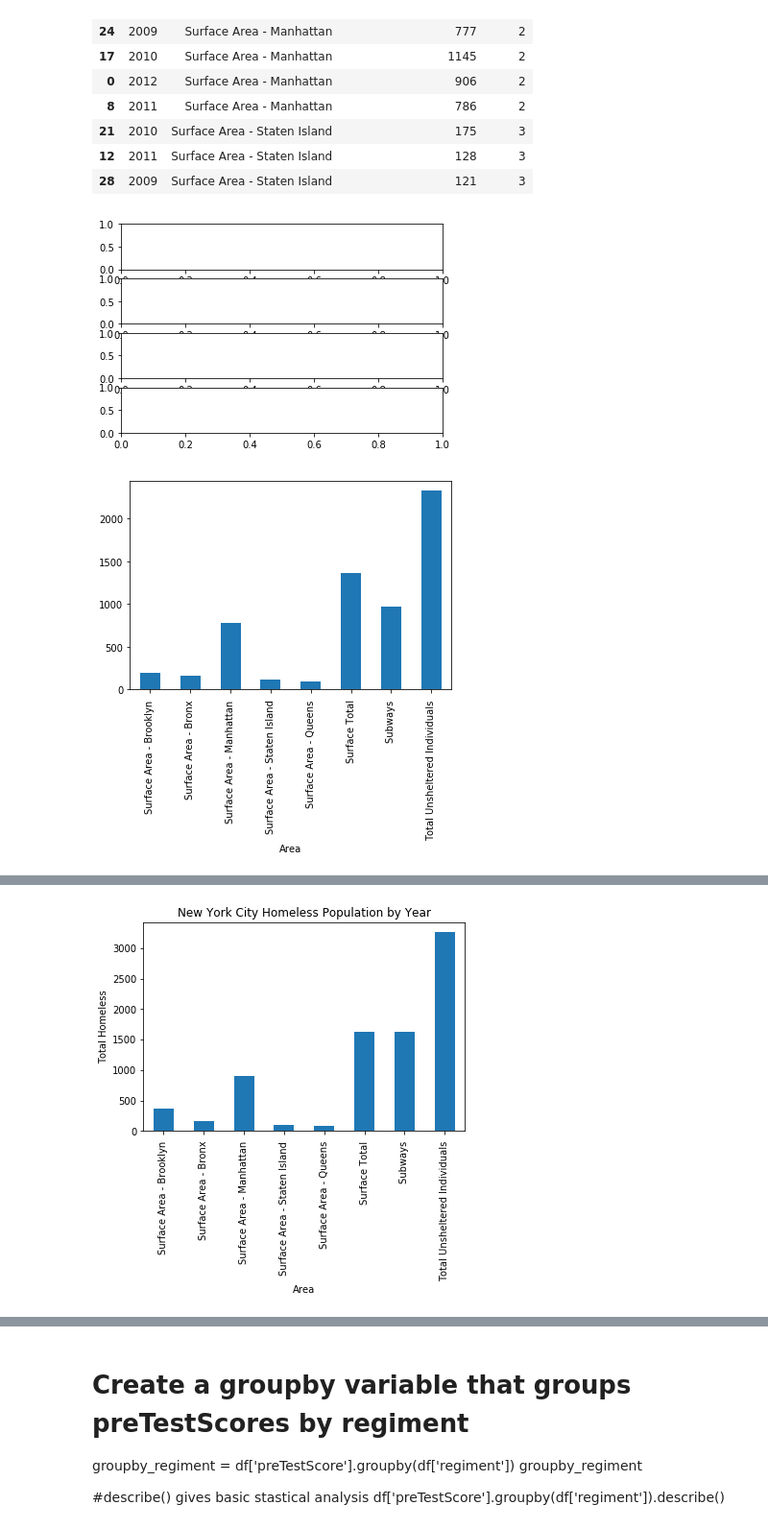
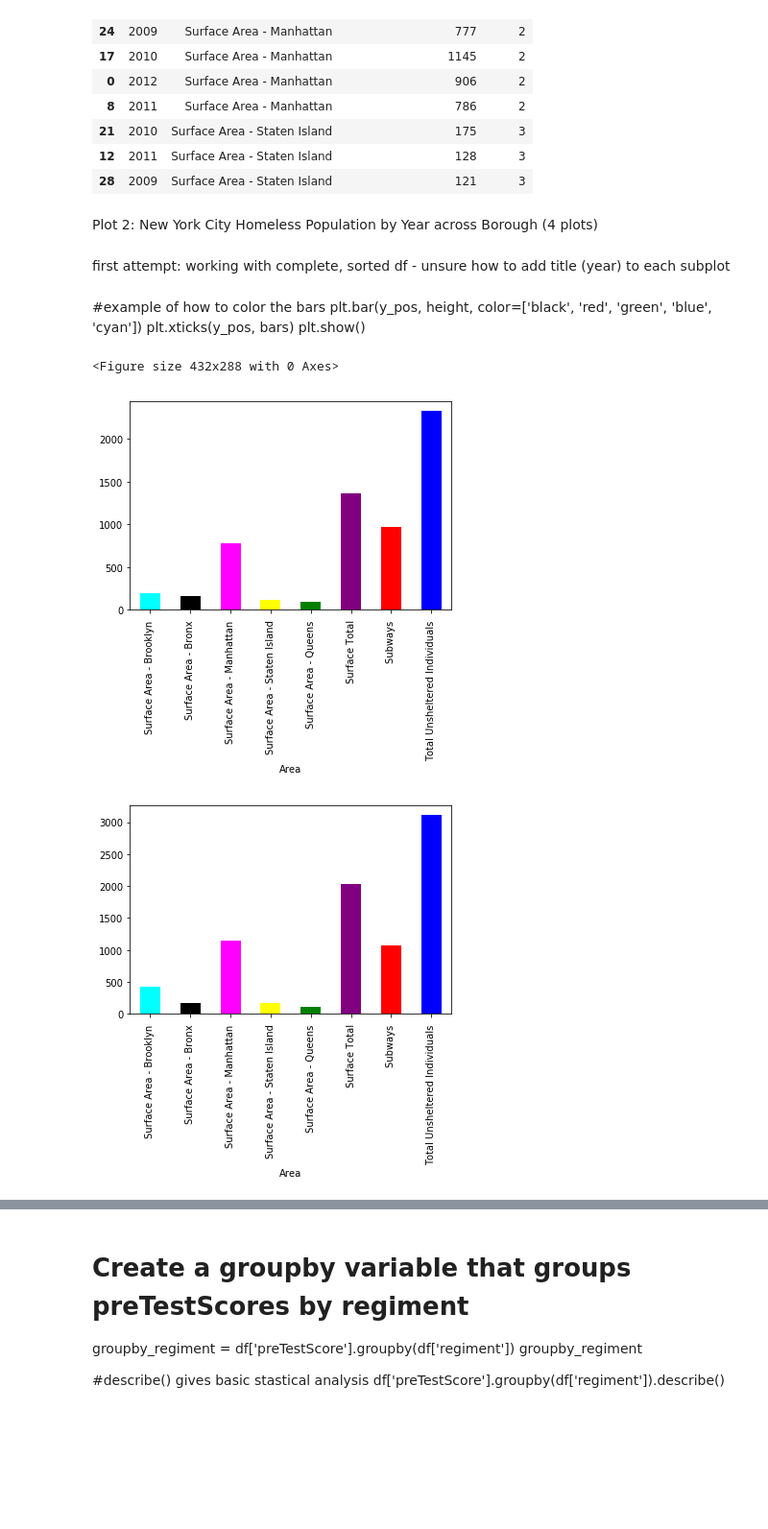
Before and after one commit to kathieking/Thinkful, a Jupyter notebook: plot2_workinprogress.ipynb, the cells around one changed output, grey strips where cells are left out. Shown at 96% size. Cells and saved outputs as stored; diff of their text form; code cells hidden in the pictures; blank space fills up the shorter version.

```diff
--- a/plot2_workinprogress.ipynb
+++ b/plot2_workinprogress.ipynb
@@ -89,16 +70,24 @@ df.head(15)
 | 21 | 2010 | Surface Area - Staten Island | 175 | 3 |
 | 12 | 2011 | Surface Area - Staten Island | 128 | 3 |
 | 28 | 2009 | Surface Area - Staten Island | 121 | 3 |
+# %% [markdown]
+Plot 2: New York City Homeless Population by Year across Borough (4 plots)
+# %% [markdown]
+first attempt: working with complete, sorted df - unsure how to add title (year) to each subplot
+# %% [markdown]
+#example of how to color the bars
+plt.bar(y_pos, height, color=['black', 'red', 'green', 'blue', 'cyan'])
+plt.xticks(y_pos, bars)
+plt.show()
 # %%
 fig = plt.figure()
-df.groupby('Year').plot(kind= 'bar', x = 'Area',y = 'Homeless Estimates', legend = None)
+color = ['cyan', 'black', 'magenta', 'yellow', 'green', 'purple', 'red', 'blue']
+df.groupby('Year').plot(kind= 'bar', x = 'Area',y = 'Homeless Estimates', color = color, legend = None)
 plt.ylabel('Total Homeless')
 plt.title('New York City Homeless Population by Year')
-ax1 = fig.add_subplot(411)
-ax2 = fig.add_subplot(412)
-ax3 = fig.add_subplot(413)
-ax4 = fig.add_subplot(414)
+
 plt.show()
 # %% [output]
+<Figure size 432x288 with 0 Axes>
-[figure, old version]
+[figure, new version]
-[figure, old version]
+[figure, new version]
@@ -107 +95,0 @@ plt.show()
-[figure, removed]
```
Also changed, not shown: parts of 18 cells of this notebook.
